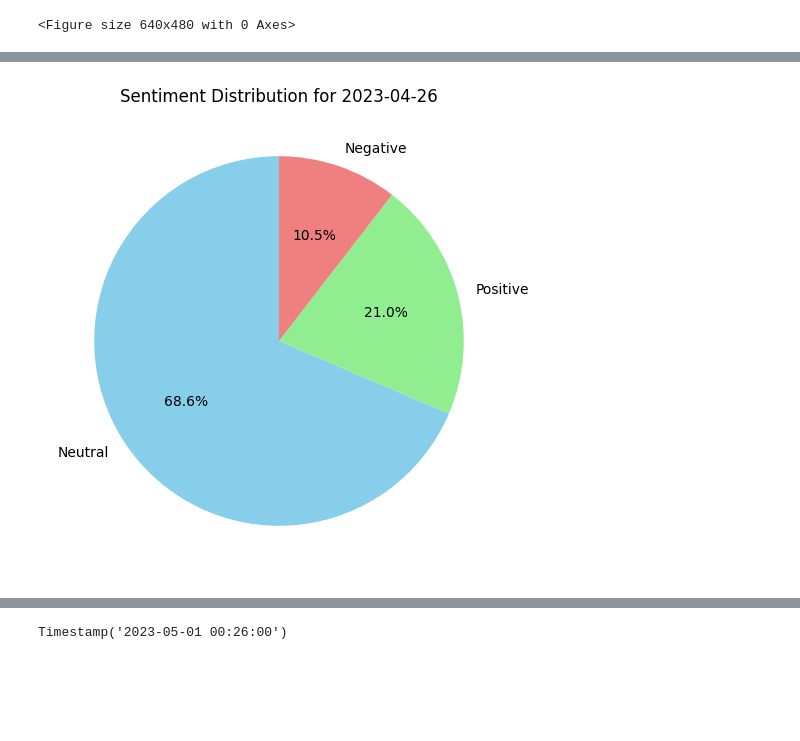
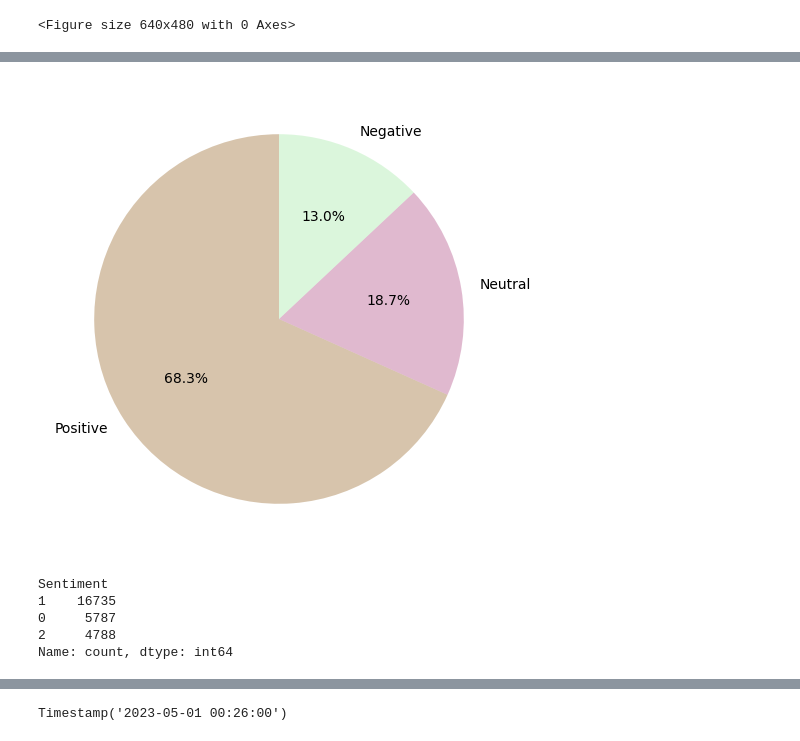
Before and after one commit to KingDEV22/Stock-Analysis, a Jupyter notebook: Stock_data_analysis.ipynb, the cells around one changed output, grey strips where cells are left out. Drawn from its saved outputs; the diff is of its cells as text; code cells hidden in the pictures; blank space fills up the shorter version.

```diff
--- a/Stock_data_analysis.ipynb
+++ b/Stock_data_analysis.ipynb
@@ -154,14 +393,19 @@ plt.savefig('negative.png', bbox_inches='tight')
 import matplotlib.pyplot as plt
 import seaborn as sns
 import datetime
+from datetime import datetime
 
 # Set the figure size
 plt.figure(figsize=(10, 6))
-today = datetime.date.today()
+# today = datetime.date.today()
 
 # Filter the data for a week of dates
-start_date = today - datetime.timedelta(days=today.weekday() + 7)
-end_date = today - datetime.timedelta(days=today.weekday() + 1)
+# start_date = today - datetime.timedelta(days=today.weekday() + 7)
+# end_date = today - datetime.timedelta(days=today.weekday() + 1)
+start_date = '2020-07-10'
+start_date = datetime.strptime(start_date, "%Y-%m-%d").date()
+end_date = '2021-01-10'
+end_date = datetime.strptime(end_date, "%Y-%m-%d").date()
 week_data = df[(df['Date'] >= start_date) & (df['Date'] <= end_date)]
 
 sns.countplot(data=week_data, x="Date", hue="Sentiment")
@@ -189,34 +547,52 @@ plt.show()
 # %%
 import matplotlib.pyplot as plt
-import datetime
+from datetime import datetime
+import random
 
 # Set the figure size
 plt.figure(figsize=(6, 6))
 
 # Choose a specific date
-selected_date = today - datetime.timedelta(days=today.weekday() + 5)
+start = "2022-12-01"
+start_date = datetime.strptime(start, "%Y-%m-%d").date()
+end = "2023-12-31"
+end_date = datetime.strptime(end, "%Y-%m-%d").date()
+
 
 # Filter the data for the selected date
-date_data = df[df['Date'] == selected_date]
+date_data = df[(df['Date'] >= start_date) & (df['Date'] <= end_date)]
 
 # Count the sentiment categories
-sentiment_counts = date_data['Sentiment'].value_counts()
+sentiment_counts = week_data['Sentiment'].value_counts()
 
 # Get the sentiment labels and counts
-sentiment_labels = sentiment_counts.index
+# sentiment_labels = sentiment_counts.index
 sentiment_values = sentiment_counts.values
 
 # Set the colors for each sentiment category
-colors = ['skyblue', 'lightgreen', 'lightcoral']
+colors = []
+for _ in range(3):
+    r = random.random()
+    g = random.random()
+    b = random.random()
+    colors.append((r, g, b,0.33))
 
 # Create the pie chart
-plt.pie(sentiment_values, labels=['Neutral','Positive', 'Negative'], colors=colors, autopct='%1.1f%%', startangle=90)
+plt.pie(sentiment_values, labels=['Positive','Neutral', 'Negative'], colors=colors, autopct='%1.1f%%', startangle=90)
 
 # Set the title of the plot
-plt.title('Sentiment Distribution for ' + str(selected_date))
+#plt.title('Sentiment Distribution for ' + str(selected_date))
 # plt.legend(('Neutral','Positive', 'Negative'))
 
 # Display the plot
 plt.show()
 # %% [output]
-[figure, old version]
+[figure, new version]
+# %%
+date_data['Sentiment'].value_counts()
+# %% [output]
+Sentiment
+1    16735
+0     5787
+2     4788
+Name: count, dtype: int64
```
Also changed, not shown: parts of 35 cells of this notebook, 8 other files.
